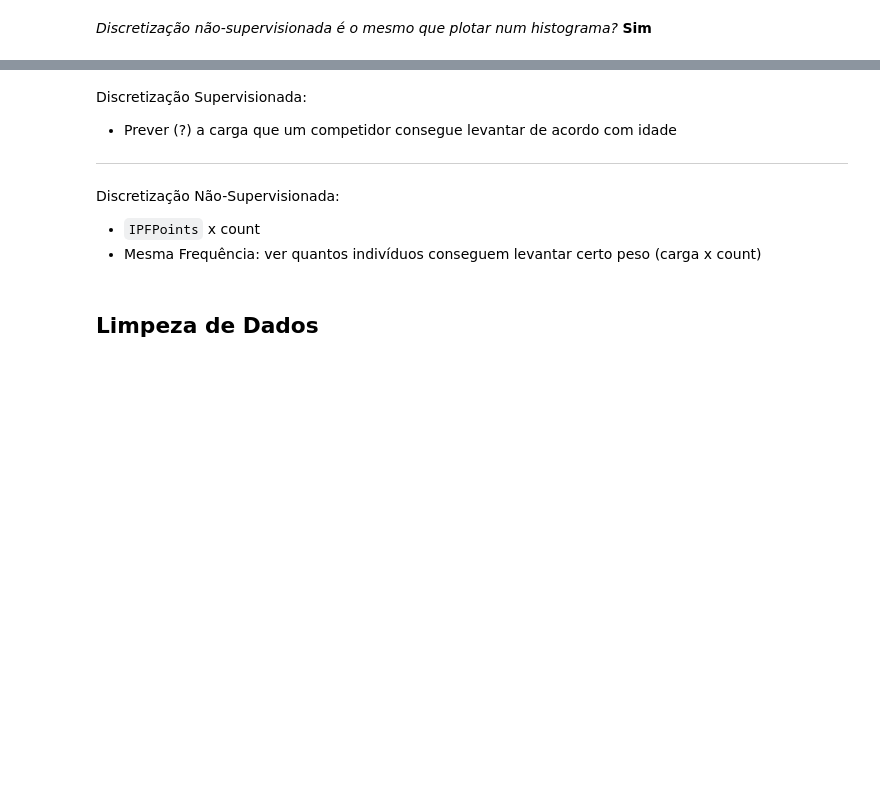
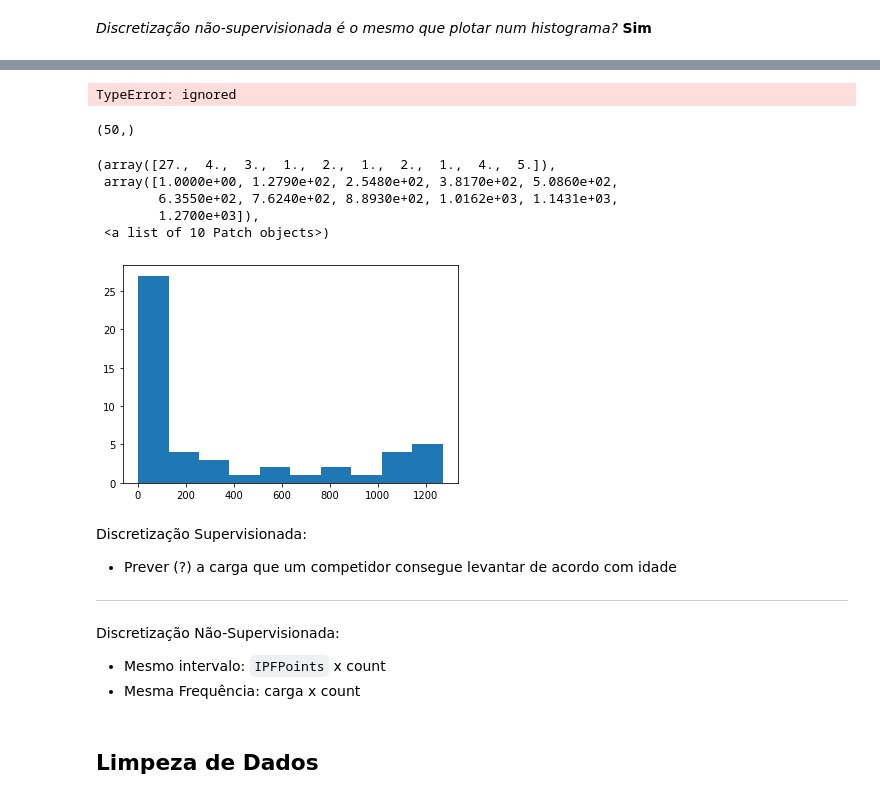
Before and after one commit to RafaelBNN/if697, a Jupyter notebook: ProjetoIF697.ipynb, the cells around one changed output, grey strips where cells are left out. Saved outputs shown, nothing was run; the diff lists cells and outputs as text; code cells hidden in the pictures; blank space fills up the shorter version.

```diff
--- a/ProjetoIF697.ipynb
+++ b/ProjetoIF697.ipynb
@@ -443,5 +407,3 @@ df['AgeClass'] = df['AgeClass'].astype('string') # setando como string so pra te
-# %%
-df['AgeClass'] = df['AgeClass'].astype('category')
 # %%
 df[(df['Age'].isnull())&(df['AgeClass'].notnull())].head() # registros com Age nulo e AgeClass nao nulo
 # %% [output]
@@ -474,3 +441,0 @@ Perceba que o atributo `AgeClass` é dado no formato `x-y`, onde `x` e `y` são
-# %%
-x, y = '20-23'.split('-')
-print(x,y, int(x)+int(y))
@@ -479,24 +442,13 @@ print(x,y, int(x)+int(y))
 # %%
-# Tentar usando df.apply(). Talvez o jeito de fazer seja df['Age'].apply()
 def meanAgeClass(agecl): # a ideia eh passar o atributo AgeClass respectivo de cada registro como parametro da funcao
     x, y = agecl.split('-')
     return np.mean([int(x),int(y)])
 
-#df['X'] = df.apply(lambda row : normalize(row['X'],row['Y']), axis = 1)
-#df['Age'] = df[(df['Age'].isnull())&(df['AgeClass'].notnull())].apply(lambda row: meanAgeClass(row['AgeClass']), axis=1) # isso aplicou a funcao para todos os registros, nao apenas para aqueles passiveis de imputacao
-#df[(df['Age'].isnull())&(df['AgeClass'].notnull())]['Age'] = df[(df['Age'].isnull())&(df['AgeClass'].notnull())].apply(lambda row: meanAgeClass(row['AgeClass']), axis=1)
-#df.loc[df['Age'].isnull(),df['AgeClass'].notnull()]['Age'] = df[(df['Age'].isnull())&(df['AgeClass'].notnull())].apply(lambda row: meanAgeClass(row['AgeClass']), axis=1)
-
-
 #dfd = dfc.copy() # Posso usar isso para comparar formas de imputacao diferentes
 
+df2 = df.copy()
 
-#mask = dfd['a'].str.startswith('o')
-#dfd.loc[mask, 'c'] = 42
-
-#df[(df['Age'].isnull())&(df['AgeClass'].notnull())]['Age'] = df[(df['Age'].isnull())&(df['AgeClass'].notnull())].apply(lambda row: meanAgeClass(row['AgeClass']), axis=1)
-
-mask = (df['Age'].isnull())&(df['AgeClass'].notnull())
+mask = (df['Age'].isnull())&(df['Age']!='80-999')&(df['AgeClass'].notnull())
 df.loc[mask, 'Age'] = df[mask].apply(lambda row: meanAgeClass(row['AgeClass']), axis=1)
 
 # Se eu nao conseguir aplicar a funcao do jeito que ta, eu posso dividir o dataframe de acordo com AgeClass e aplicar manulamente
@@ -547,3 +527,23 @@ CategoricalDtype(categories=['100', '100+', '102', '105', '107', '107.9', '107.9
+# %%
+# discretizando com 10 bins com mesmo intervalo
+#houses['area_dist'] = pd.cut(houses['area'],10)
+
+df['IPFPoints'] = pd.cut(df['IPFPoints'], 10) # o segundo argumento eh o numero de intervalos, nao o tamanho deles
+# %% [output]
+TypeError: ignored
+# %%
+df['IPFPoints'].value_counts().shape
+# %% [output]
+(50,)
+# %%
+plt.hist(df['IPFPoints'].value_counts())
+# %% [output]
+(array([27.,  4.,  3.,  1.,  2.,  1.,  2.,  1.,  4.,  5.]),
+ array([1.0000e+00, 1.2790e+02, 2.5480e+02, 3.8170e+02, 5.0860e+02,
+        6.3550e+02, 7.6240e+02, 8.8930e+02, 1.0162e+03, 1.1431e+03,
+        1.2700e+03]),
+ <a list of 10 Patch objects>)
+[figure, added]
 # %% [markdown]
 Discretização Supervisionada:
 * Prever (?) a carga que um competidor consegue levantar de acordo com idade
@@ -551,8 +551,8 @@ Discretização Supervisionada:
 ---
 
 Discretização Não-Supervisionada:
-* `IPFPoints` x count
-* Mesma Frequência: ver quantos indivíduos conseguem levantar certo peso (carga x count)
+* Mesmo intervalo: `IPFPoints` x count
+* Mesma Frequência: carga x count
 # %% [markdown]
 ## Limpeza de Dados
 # %% [markdown]
```
Also changed, not shown: parts of 41 cells of this notebook.
